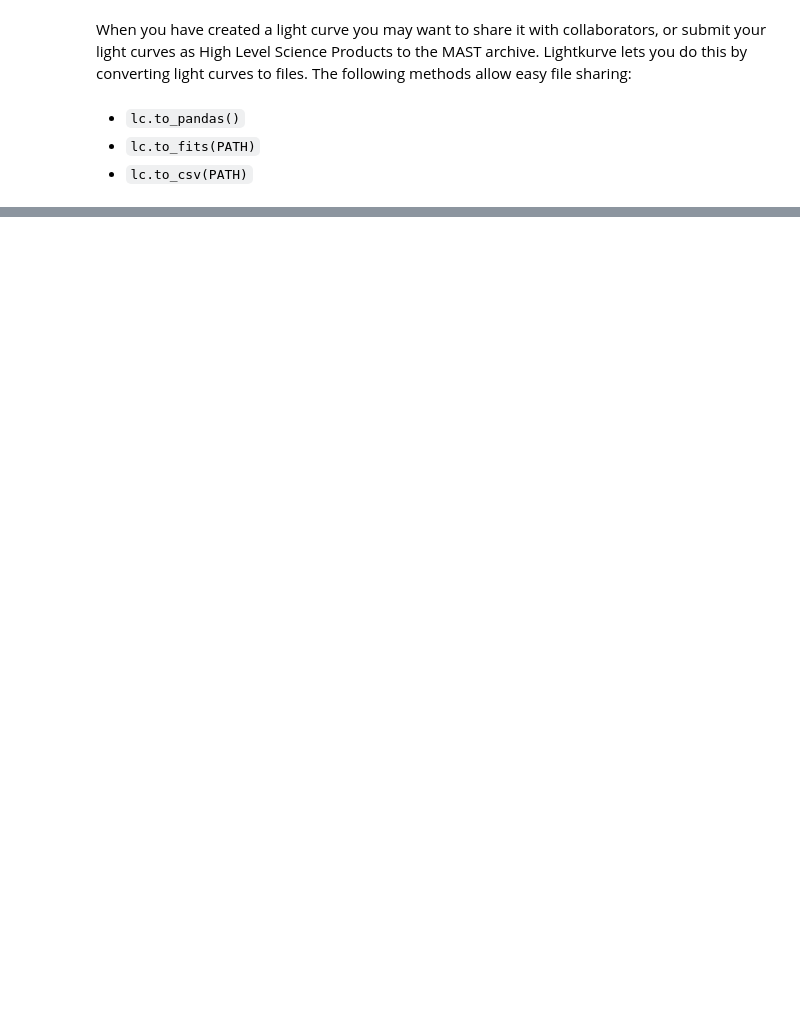
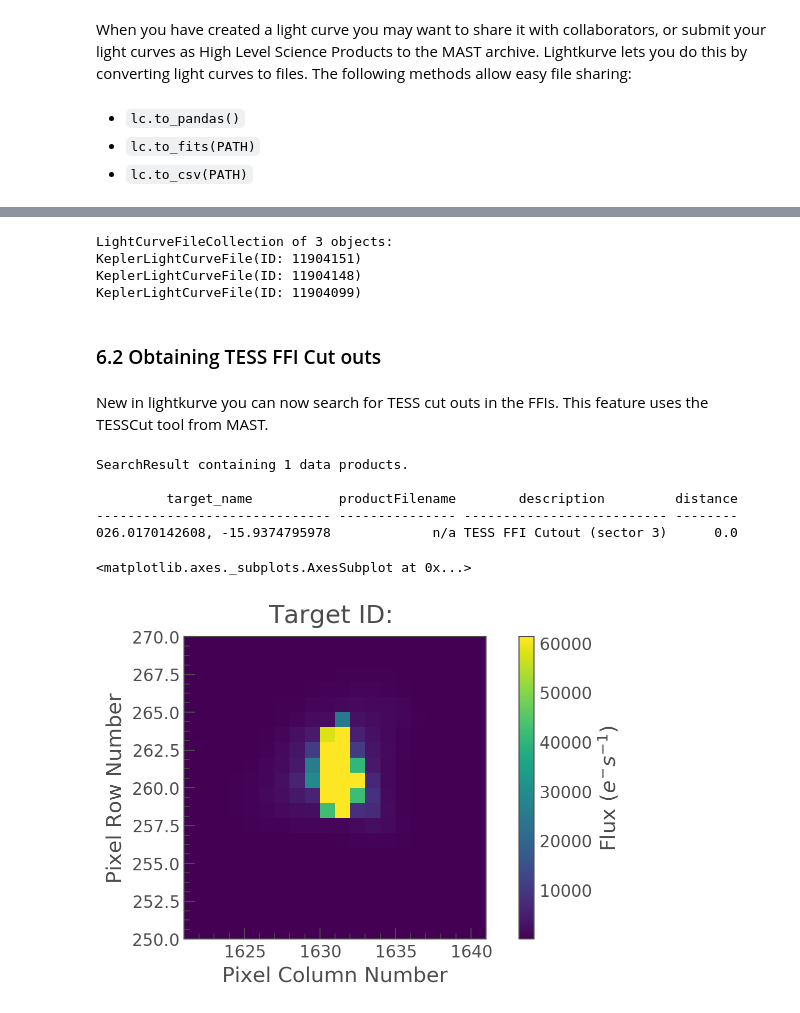
Before and after one commit to christinahedges/TESSWorkshops, a Jupyter notebook: lightkurve/Workshop.ipynb, the cells around one changed output, grey strips where cells are left out. Cells and saved outputs as stored; diff of their text form; code cells hidden in the pictures; blank space fills up the shorter version.

```diff
--- a/lightkurve/Workshop.ipynb
+++ b/lightkurve/Workshop.ipynb
@@ -191,0 +372,27 @@ NameError: name 'lc' is not defined
+# %%
+lcfs = search_result.download_all()
+lcfs
+# %% [output]
+LightCurveFileCollection of 3 objects:
+KeplerLightCurveFile(ID: 11904151)
+KeplerLightCurveFile(ID: 11904148)
+KeplerLightCurveFile(ID: 11904099)
+# %% [markdown]
+### 6.2 Obtaining TESS FFI Cut outs
+# %% [markdown]
+New in lightkurve you can now search for TESS cut outs in the FFIs. This feature uses the TESSCut tool from MAST.
+# %%
+lk.search_tesscut('026.0170142608, -15.9374795978')
+# %% [output]
+SearchResult containing 1 data products.
+
+         target_name           productFilename        description         distance
+------------------------------ --------------- -------------------------- --------
+026.0170142608, -15.9374795978             n/a TESS FFI Cutout (sector 3)      0.0
+# %%
+tpf = lk.search_tesscut('Pi Men').download(cutout_size=20)
+# %%
+tpf.plot()
+# %% [output]
+<matplotlib.axes._subplots.AxesSubplot at 0x...>
+[figure, added]
```
Also changed, not shown: parts of 95 cells of this notebook, 2 other files.
